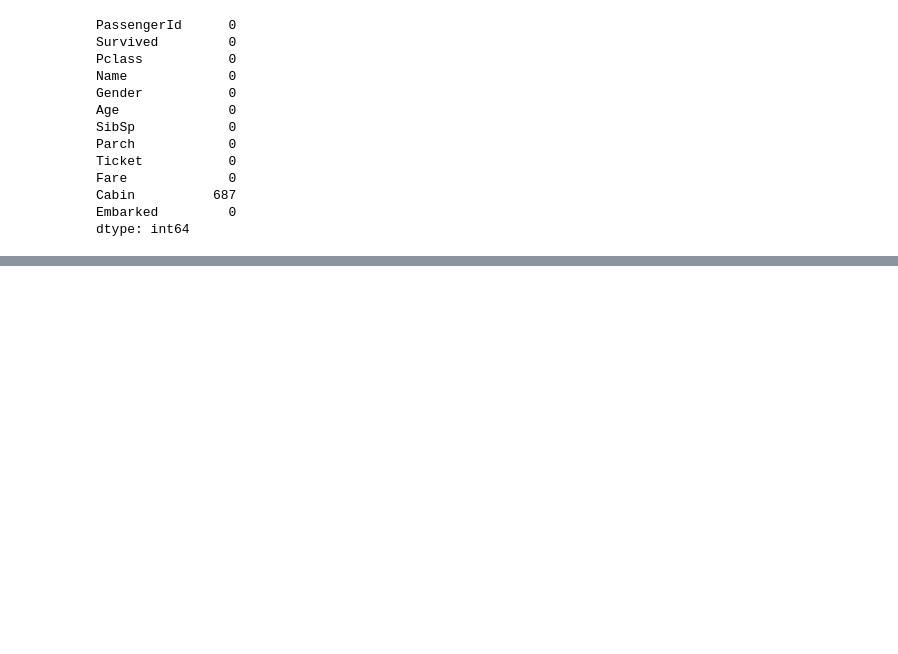
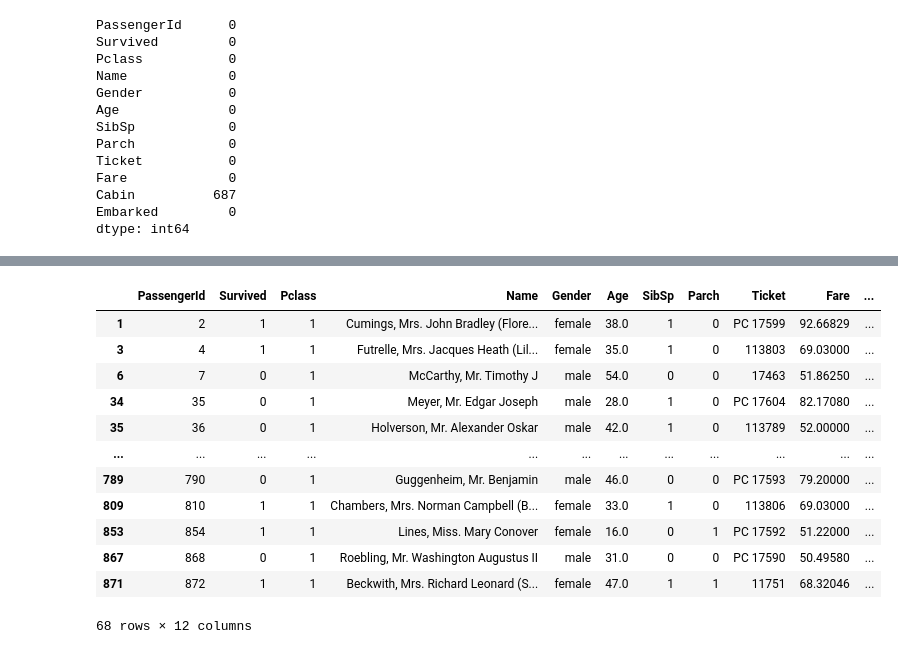
Before and after one commit to TrishaKollabattula/CRT, a Jupyter notebook: day4.ipynb, the cells around one changed output, grey strips where cells are left out. Cells and saved outputs as stored; diff of their text form; code cells hidden in the pictures; blank space fills up the shorter version.

```diff
--- a/day4.ipynb
+++ b/day4.ipynb
@@ -302,0 +365,3 @@ dtype: int64
+# %%
+#Using .loc[], how can you modify the 'Fare' of passengers with 'Pclass' 3 to 0 if the 'Fare' is null?
+df.loc[df['Pclass']==3,'Fare']=0
@@ -302,0 +377,2 @@ dtype: int64
+# %%
+df.loc[df['Fare'].isnull(),'Fare']=0
@@ -302,0 +408,17 @@ dtype: int64
+# %%
+# Using .loc[], write a command to filter passengers whose 'Fare' is between 50 and 100
+df.loc[(df['Fare']>50)&(df['Fare']<100)]
+# %% [output]
+|  | PassengerId | Survived | Pclass | Name | Gender | Age | SibSp | Parch | Ticket | Fare | ... |
+| 1 | 2 | 1 | 1 | Cumings, Mrs. John Bradley (Flore... | female | 38.0 | 1 | 0 | PC 17599 | 92.66829 | ... |
+| 3 | 4 | 1 | 1 | Futrelle, Mrs. Jacques Heath (Lil... | female | 35.0 | 1 | 0 | 113803 | 69.03000 | ... |
+| 6 | 7 | 0 | 1 | McCarthy, Mr. Timothy J | male | 54.0 | 0 | 0 | 17463 | 51.86250 | ... |
+| 34 | 35 | 0 | 1 | Meyer, Mr. Edgar Joseph | male | 28.0 | 1 | 0 | PC 17604 | 82.17080 | ... |
+| 35 | 36 | 0 | 1 | Holverson, Mr. Alexander Oskar | male | 42.0 | 1 | 0 | 113789 | 52.00000 | ... |
+| ... | ... | ... | ... | ... | ... | ... | ... | ... | ... | ... | ... |
+| 789 | 790 | 0 | 1 | Guggenheim, Mr. Benjamin | male | 46.0 | 0 | 0 | PC 17593 | 79.20000 | ... |
+| 809 | 810 | 1 | 1 | Chambers, Mrs. Norman Campbell (B... | female | 33.0 | 1 | 0 | 113806 | 69.03000 | ... |
+| 853 | 854 | 1 | 1 | Lines, Miss. Mary Conover | female | 16.0 | 0 | 1 | PC 17592 | 51.22000 | ... |
+| 867 | 868 | 0 | 1 | Roebling, Mr. Washington Augustus II | male | 31.0 | 0 | 0 | PC 17590 | 50.49580 | ... |
+| 871 | 872 | 1 | 1 | Beckwith, Mrs. Richard Leonard (S... | female | 47.0 | 1 | 1 | 11751 | 68.32046 | ... |
+68 rows × 12 columns
```
Also changed, not shown: parts of 20 cells of this notebook.
